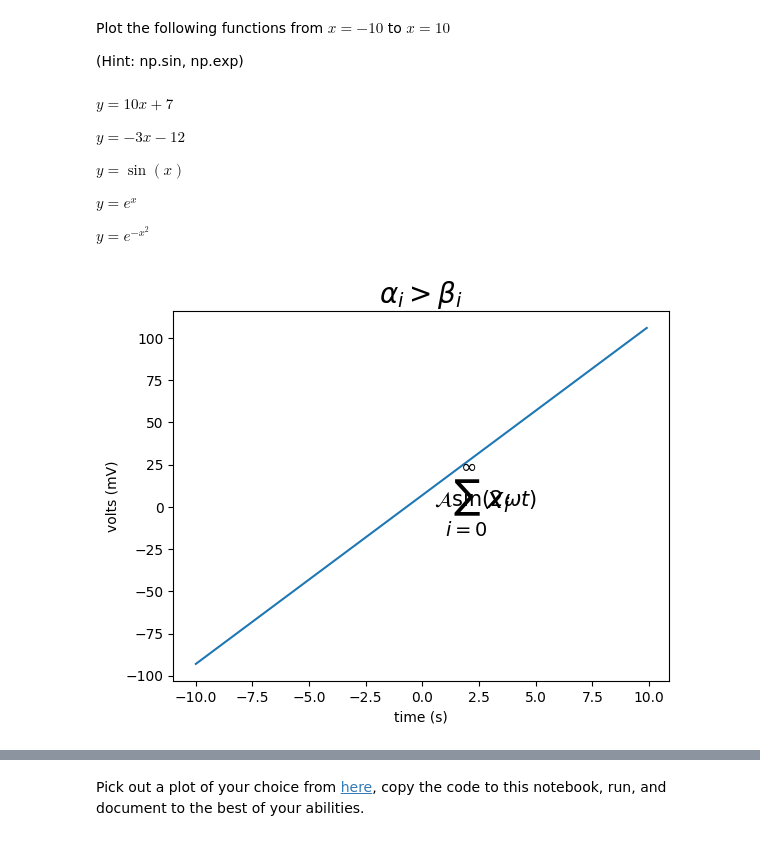
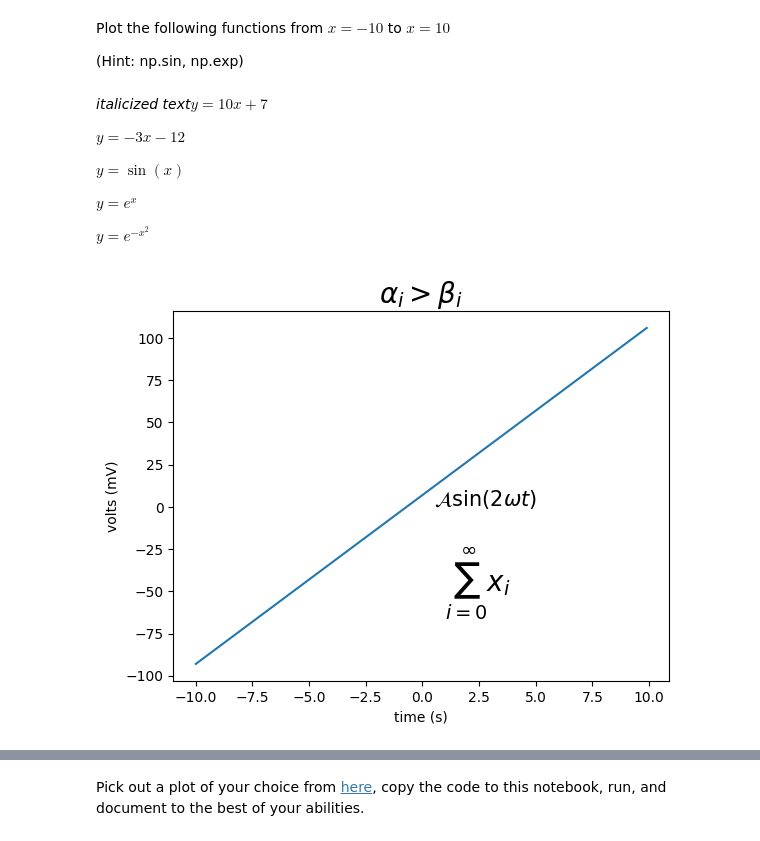
Before and after one commit to spencer-sw/STA-4032-Intro, a Jupyter notebook: Spencer_Werhan_Math_24_Lab_1.ipynb, the cells around one changed output, grey strips where cells are left out. Cells and saved outputs as stored; diff of their text form; code cells hidden in the pictures.

```diff
--- a/Spencer_Werhan_Math_24_Lab_1.ipynb
+++ b/Spencer_Werhan_Math_24_Lab_1.ipynb
@@ -224,7 +361,7 @@ Plot the following functions from $x = -10$ to $x = 10$
 
 (Hint: np.sin, np.exp)
 # %% [markdown]
-$y = 10x+7$
+*italicized text*$y = 10x+7$
 
 $y = -3x-12$
 
@@ -236,15 +373,15 @@ $y=e^{-x^2}$
 # %%
 import numpy as np
 import matplotlib.pyplot as plt
 t = np.arange(-10.0, 10.0, 0.1)
 s = 10*t+7
 
 plt.plot(t, s)
 plt.title(r'$\alpha_i > \beta_i$', fontsize=20)
-plt.text(1, -0.6, r'$\sum_{i=0}^\infty x_i$', fontsize=20)
+plt.text(1, -50, r'$\sum_{i=0}^\infty x_i$', fontsize=20)
 plt.text(0.5, 0.6, r'$\mathcal{A}\mathrm{sin}(2 \omega t)$',fontsize=15)
 plt.xlabel('time (s)')
 plt.ylabel('volts (mV)')
 plt.show()
 # %% [output]
-[figure, old version]
+[figure, new version]
```
Also changed, not shown: parts of 67 cells of this notebook.
